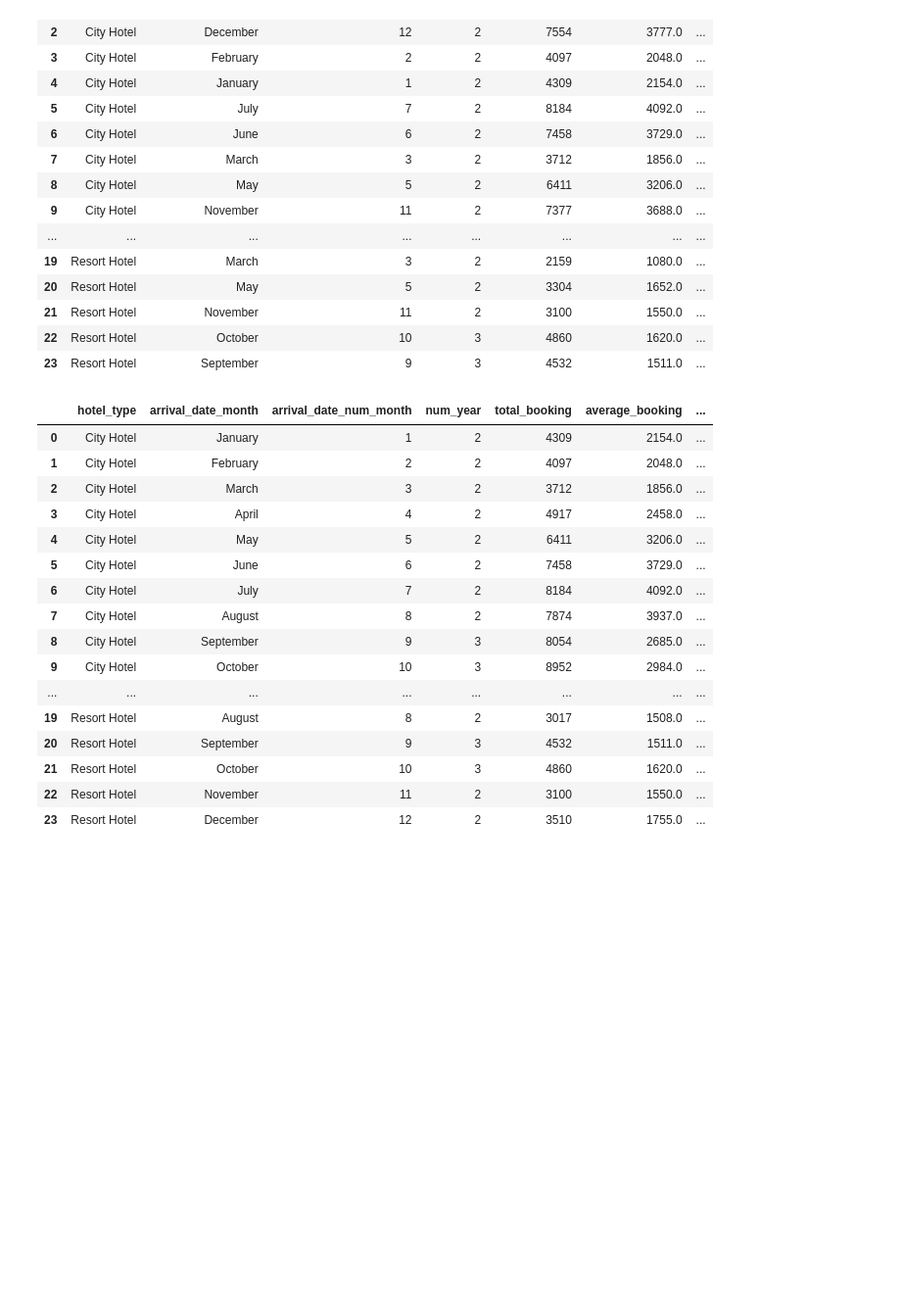
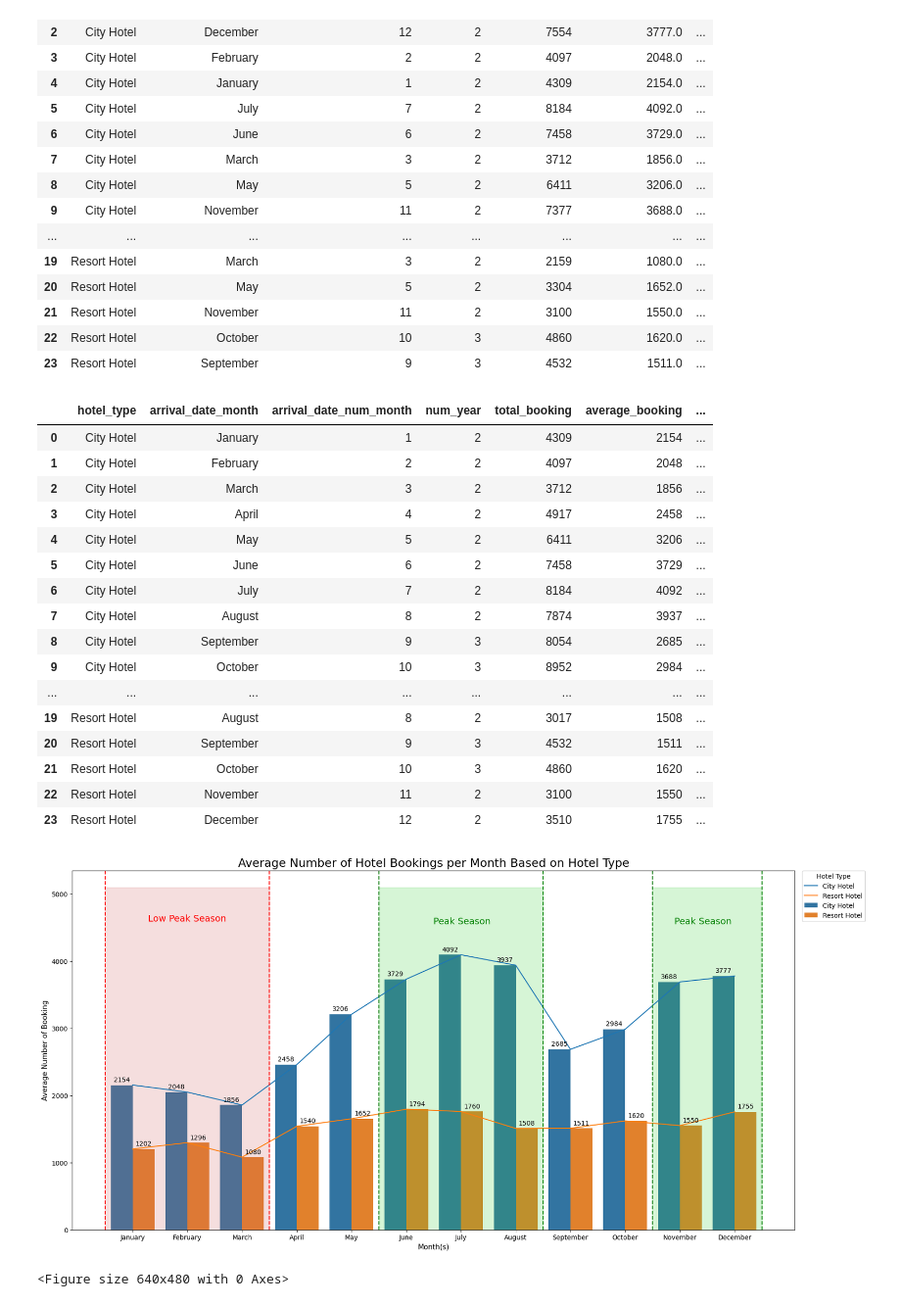
Before and after one commit to mcikalmerdeka/Investigate-Hotel-Business-Using-Data-Visualization, a Jupyter notebook: Task 1/Task_1_Data_Preprocessing.ipynb, the cells around one changed output. Shown: that part at 98% size. Drawn from its saved outputs; the diff is of its cells as text; code cells hidden in the pictures; blank space fills up the shorter version.

```diff
--- a/Task 1/Task_1_Data_Preprocessing.ipynb
+++ b/Task 1/Task_1_Data_Preprocessing.ipynb
@@ -657,23 +657,63 @@ df_normalized['arrival_date_month'] = pd.Categorical(df_normalized['arrival_date
                                                      categories=month_sorter,
                                                      ordered=True)
 
+df_normalized[['average_booking', 'total_average_booking']] = df_normalized[['average_booking', 'total_average_booking']].astype(int)
+
 df_normalized.reset_index(drop=True, inplace=True)
 df_normalized
 # %% [output]
 |  | hotel_type | arrival_date_month | arrival_date_num_month | num_year | total_booking | average_booking | ... |
-| 0 | City Hotel | January | 1 | 2 | 4309 | 2154.0 | ... |
-| 1 | City Hotel | February | 2 | 2 | 4097 | 2048.0 | ... |
-| 2 | City Hotel | March | 3 | 2 | 3712 | 1856.0 | ... |
-| 3 | City Hotel | April | 4 | 2 | 4917 | 2458.0 | ... |
-| 4 | City Hotel | May | 5 | 2 | 6411 | 3206.0 | ... |
-| 5 | City Hotel | June | 6 | 2 | 7458 | 3729.0 | ... |
-| 6 | City Hotel | July | 7 | 2 | 8184 | 4092.0 | ... |
-| 7 | City Hotel | August | 8 | 2 | 7874 | 3937.0 | ... |
-| 8 | City Hotel | September | 9 | 3 | 8054 | 2685.0 | ... |
-| 9 | City Hotel | October | 10 | 3 | 8952 | 2984.0 | ... |
+| 0 | City Hotel | January | 1 | 2 | 4309 | 2154 | ... |
+| 1 | City Hotel | February | 2 | 2 | 4097 | 2048 | ... |
+| 2 | City Hotel | March | 3 | 2 | 3712 | 1856 | ... |
+| 3 | City Hotel | April | 4 | 2 | 4917 | 2458 | ... |
+| 4 | City Hotel | May | 5 | 2 | 6411 | 3206 | ... |
+| 5 | City Hotel | June | 6 | 2 | 7458 | 3729 | ... |
+| 6 | City Hotel | July | 7 | 2 | 8184 | 4092 | ... |
+| 7 | City Hotel | August | 8 | 2 | 7874 | 3937 | ... |
+| 8 | City Hotel | September | 9 | 3 | 8054 | 2685 | ... |
+| 9 | City Hotel | October | 10 | 3 | 8952 | 2984 | ... |
 | ... | ... | ... | ... | ... | ... | ... | ... |
-| 19 | Resort Hotel | August | 8 | 2 | 3017 | 1508.0 | ... |
-| 20 | Resort Hotel | September | 9 | 3 | 4532 | 1511.0 | ... |
-| 21 | Resort Hotel | October | 10 | 3 | 4860 | 1620.0 | ... |
-| 22 | Resort Hotel | November | 11 | 2 | 3100 | 1550.0 | ... |
-| 23 | Resort Hotel | December | 12 | 2 | 3510 | 1755.0 | ... |
+| 19 | Resort Hotel | August | 8 | 2 | 3017 | 1508 | ... |
+| 20 | Resort Hotel | September | 9 | 3 | 4532 | 1511 | ... |
+| 21 | Resort Hotel | October | 10 | 3 | 4860 | 1620 | ... |
+| 22 | Resort Hotel | November | 11 | 2 | 3100 | 1550 | ... |
+| 23 | Resort Hotel | December | 12 | 2 | 3510 | 1755 | ... |
+# %%
+fig, ax = plt.subplots(figsize=(20, 10))
+
+sns.lineplot(data=df_normalized, x='arrival_date_month', y='average_booking', hue='hotel_type', ci=False)
+sns.barplot(data=df_normalized, x='arrival_date_month', y='average_booking', hue='hotel_type')
+
+plt.bar_label(ax.containers[0], padding=3)
+plt.bar_label(ax.containers[1], padding=3)
+
+booking_max_point = max(df_normalized['average_booking'])
+
+plt.axvline(-0.5, ls='--', color='red')
+plt.axvline(2.5, ls='--', color='red')
+plt.stackplot(np.arange(-0.5, 3.5), booking_max_point+1000, color='indianred', alpha=0.2)
+plt.text(x=1, y=booking_max_point+500, s='Low Peak Season', fontsize=14, color='red', ha='center')
+
+plt.axvline(4.5, ls='--', color='green')
+plt.axvline(7.5, ls='--', color='green')
+plt.stackplot(np.arange(4.5, 8.5), booking_max_point+1000, color='limegreen', alpha=0.2)
+plt.text(x=5.5, y=booking_max_point+500, s='Peak Season', fontsize=14, color='green', va='center')
+
+plt.axvline(9.5, ls='--', color='green')
+plt.axvline(11.5, ls='--', color='green')
+plt.stackplot(np.arange(9.5, 12.5), booking_max_point+1000, color='limegreen', alpha=0.2)
+plt.text(x=9.9, y=booking_max_point+500, s='Peak Season', fontsize=14, color='green', va='center')
+
+plt.title('Average Number of Hotel Bookings per Month Based on Hotel Type', fontsize=18)
+plt.xlabel('Month(s)', fontsize=11)
+plt.ylabel('Average Number of Booking', fontsize=11)
+plt.legend(title="Hotel Type",
+           bbox_to_anchor=(1.01, 1),
+           loc='best',
+           borderaxespad=0)
+plt.show()
+plt.tight_layout()
+# %% [output]
+[figure, added]
+<Figure size 640x480 with 0 Axes>
```
Also changed, not shown: parts of 6 cells of this notebook.
